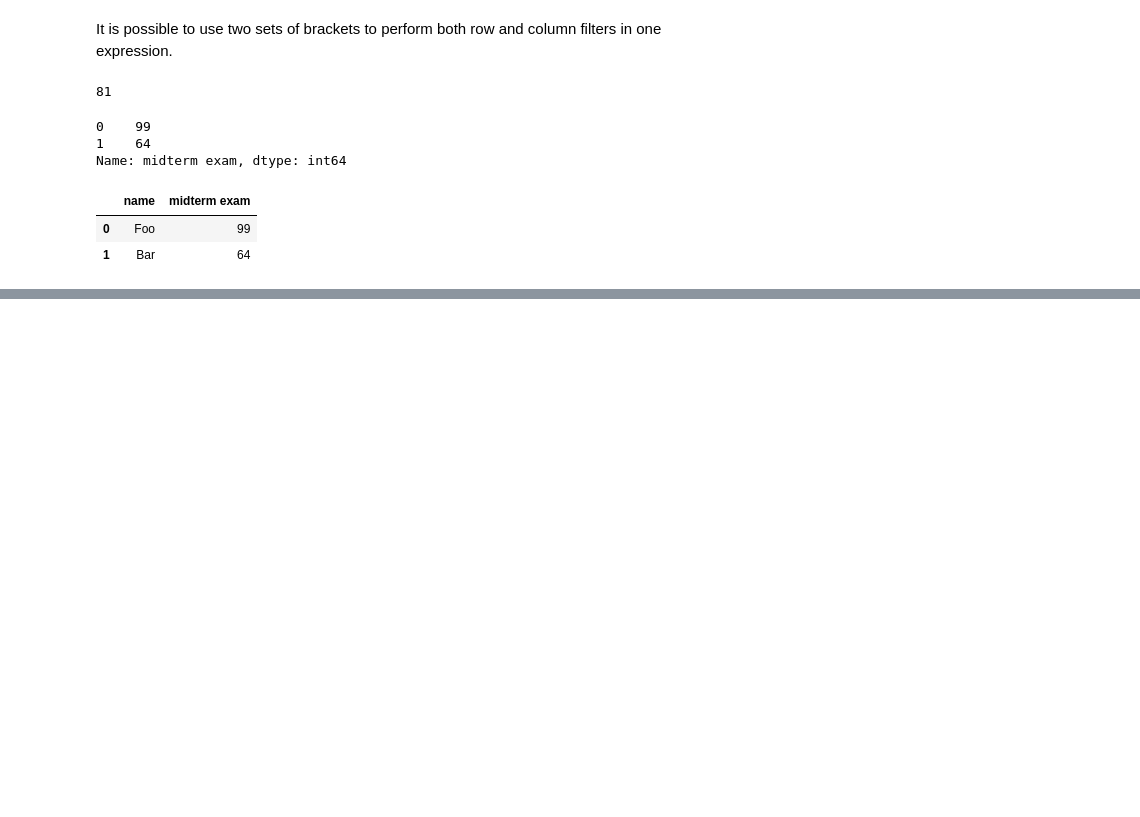
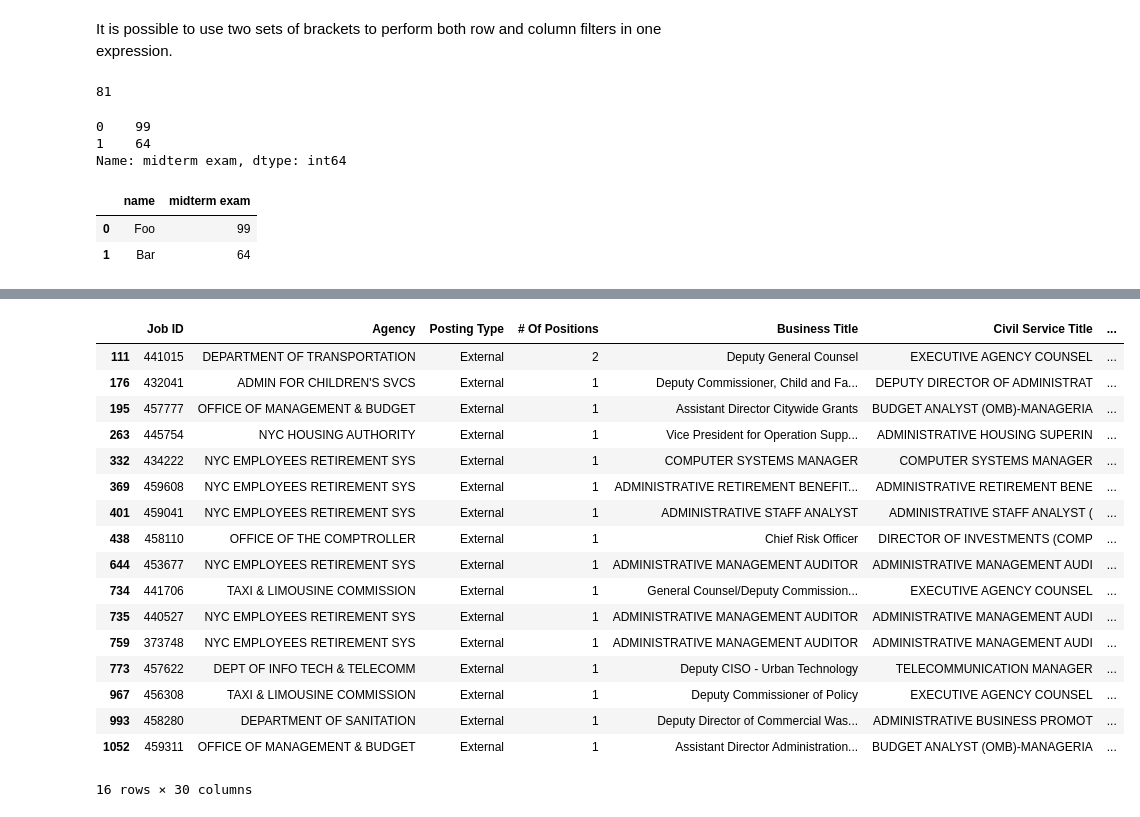
Before and after one commit to nyu-database-design/course-materials, a Jupyter notebook: docs/files/jupyter/pandas_dataframe.ipynb, the cells around one changed output, grey strips where cells are left out. Drawn from its saved outputs; the diff is of its cells as text; code cells hidden in the pictures; blank space fills up the shorter version.

Commit message:
csv data

```diff
--- a/docs/files/jupyter/pandas_dataframe.ipynb
+++ b/docs/files/jupyter/pandas_dataframe.ipynb
@@ -124,0 +128,3 @@ df[ df['name'] != 'Baz'][ ['name', 'midterm exam'] ]
+# %%
+# open data about NYC jobs from https://data.cityofnewyork.us/City-Government/NYC-Jobs/kpav-sd4t
+df = pd.read_csv('./NYC_Jobs.csv')
@@ -124,0 +140,22 @@ df[ df['name'] != 'Baz'][ ['name', 'midterm exam'] ]
+# %%
+# look for good-paying jobs ( > $200,000) available for external candidates
+df[ (df['Posting Type'] == 'External') & (df['Salary Frequency'] == 'Annual') & (df['Salary Range To'] >= 200000) ]
+# %% [output]
+|  | Job ID | Agency | Posting Type | # Of Positions | Business Title | Civil Service Title | ... |
+| 111 | 441015 | DEPARTMENT OF TRANSPORTATION | External | 2 | Deputy General Counsel | EXECUTIVE AGENCY COUNSEL | ... |
+| 176 | 432041 | ADMIN FOR CHILDREN'S SVCS | External | 1 | Deputy Commissioner, Child and Fa... | DEPUTY DIRECTOR OF ADMINISTRAT | ... |
+| 195 | 457777 | OFFICE OF MANAGEMENT & BUDGET | External | 1 | Assistant Director Citywide Grants | BUDGET ANALYST (OMB)-MANAGERIA | ... |
+| 263 | 445754 | NYC HOUSING AUTHORITY | External | 1 | Vice President for Operation Supp... | ADMINISTRATIVE HOUSING SUPERIN | ... |
+| 332 | 434222 | NYC EMPLOYEES RETIREMENT SYS | External | 1 | COMPUTER SYSTEMS MANAGER | COMPUTER SYSTEMS MANAGER | ... |
+| 369 | 459608 | NYC EMPLOYEES RETIREMENT SYS | External | 1 | ADMINISTRATIVE RETIREMENT BENEFIT... | ADMINISTRATIVE RETIREMENT BENE | ... |
+| 401 | 459041 | NYC EMPLOYEES RETIREMENT SYS | External | 1 | ADMINISTRATIVE STAFF ANALYST | ADMINISTRATIVE STAFF ANALYST ( | ... |
+| 438 | 458110 | OFFICE OF THE COMPTROLLER | External | 1 | Chief Risk Officer | DIRECTOR OF INVESTMENTS (COMP | ... |
+| 644 | 453677 | NYC EMPLOYEES RETIREMENT SYS | External | 1 | ADMINISTRATIVE MANAGEMENT AUDITOR | ADMINISTRATIVE MANAGEMENT AUDI | ... |
+| 734 | 441706 | TAXI & LIMOUSINE COMMISSION | External | 1 | General Counsel/Deputy Commission... | EXECUTIVE AGENCY COUNSEL | ... |
+| 735 | 440527 | NYC EMPLOYEES RETIREMENT SYS | External | 1 | ADMINISTRATIVE MANAGEMENT AUDITOR | ADMINISTRATIVE MANAGEMENT AUDI | ... |
+| 759 | 373748 | NYC EMPLOYEES RETIREMENT SYS | External | 1 | ADMINISTRATIVE MANAGEMENT AUDITOR | ADMINISTRATIVE MANAGEMENT AUDI | ... |
+| 773 | 457622 | DEPT OF INFO TECH & TELECOMM | External | 1 | Deputy CISO - Urban Technology | TELECOMMUNICATION MANAGER | ... |
+| 967 | 456308 | TAXI & LIMOUSINE COMMISSION | External | 1 | Deputy Commissioner of Policy | EXECUTIVE AGENCY COUNSEL | ... |
+| 993 | 458280 | DEPARTMENT OF SANITATION | External | 1 | Deputy Director of Commercial Was... | ADMINISTRATIVE BUSINESS PROMOT | ... |
+| 1052 | 459311 | OFFICE OF MANAGEMENT & BUDGET | External | 1 | Assistant Director Administration... | BUDGET ANALYST (OMB)-MANAGERIA | ... |
+16 rows × 30 columns
```
Also changed, not shown: parts of 2 cells of this notebook, 1 other file.
